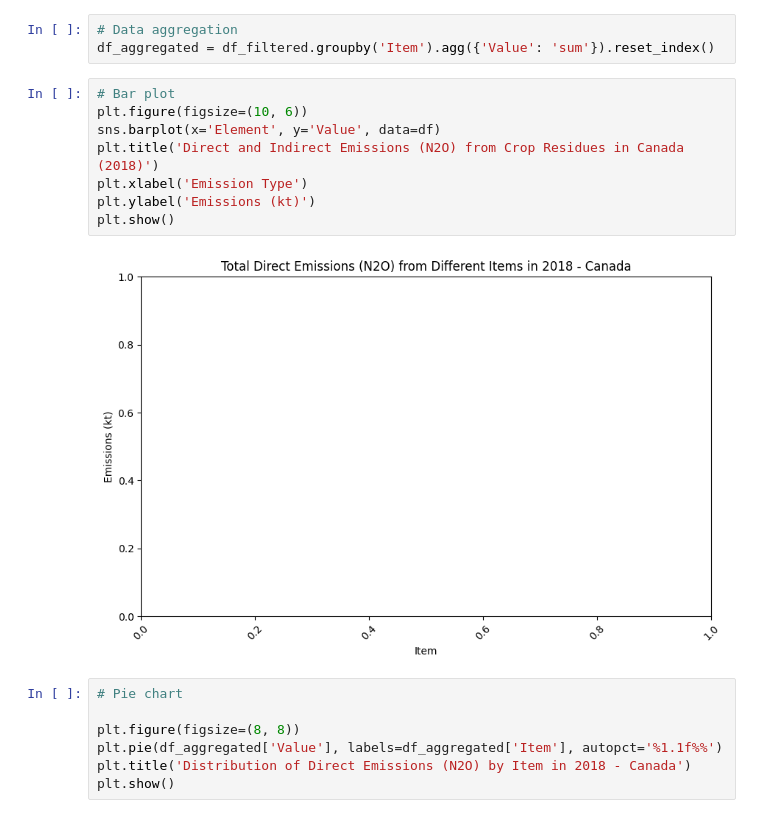
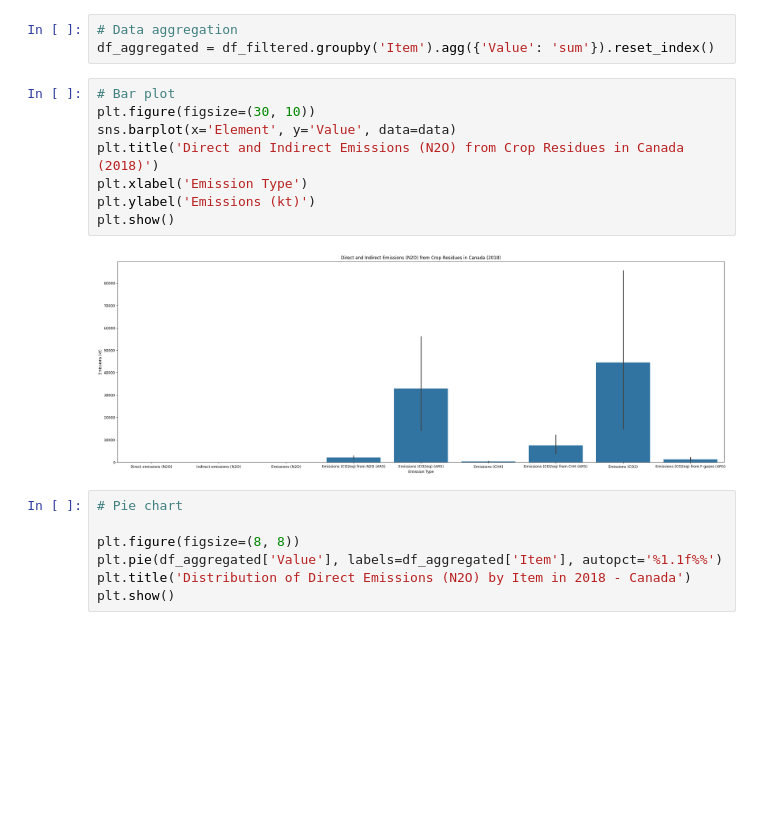
Before and after one commit to ivymxu/carbon-footprint-tracker, a Jupyter notebook: notebooks/emissions_analysis.ipynb, the cells around one changed output. Cells and saved outputs as stored; diff of their text form; blank space fills up the shorter version.

Commit message:
bar plot figure reformatted

```diff
--- a/notebooks/emissions_analysis.ipynb
+++ b/notebooks/emissions_analysis.ipynb
@@ -40,14 +41,14 @@ df_filtered = df_cleaned[(df_cleaned['Year'] == 2018) & (df_cleaned['Element'] =
 df_aggregated = df_filtered.groupby('Item').agg({'Value': 'sum'}).reset_index()
 # %%
 # Bar plot
-plt.figure(figsize=(10, 6))
-sns.barplot(x='Element', y='Value', data=df)
+plt.figure(figsize=(30, 10))
+sns.barplot(x='Element', y='Value', data=data)
 plt.title('Direct and Indirect Emissions (N2O) from Crop Residues in Canada (2018)')
 plt.xlabel('Emission Type')
 plt.ylabel('Emissions (kt)')
 plt.show()
 # %% [output]
-[figure, old version]
+[figure, new version]
 # %%
 # Pie chart
 
```
Also changed, not shown: parts of 1 cell of this notebook.
